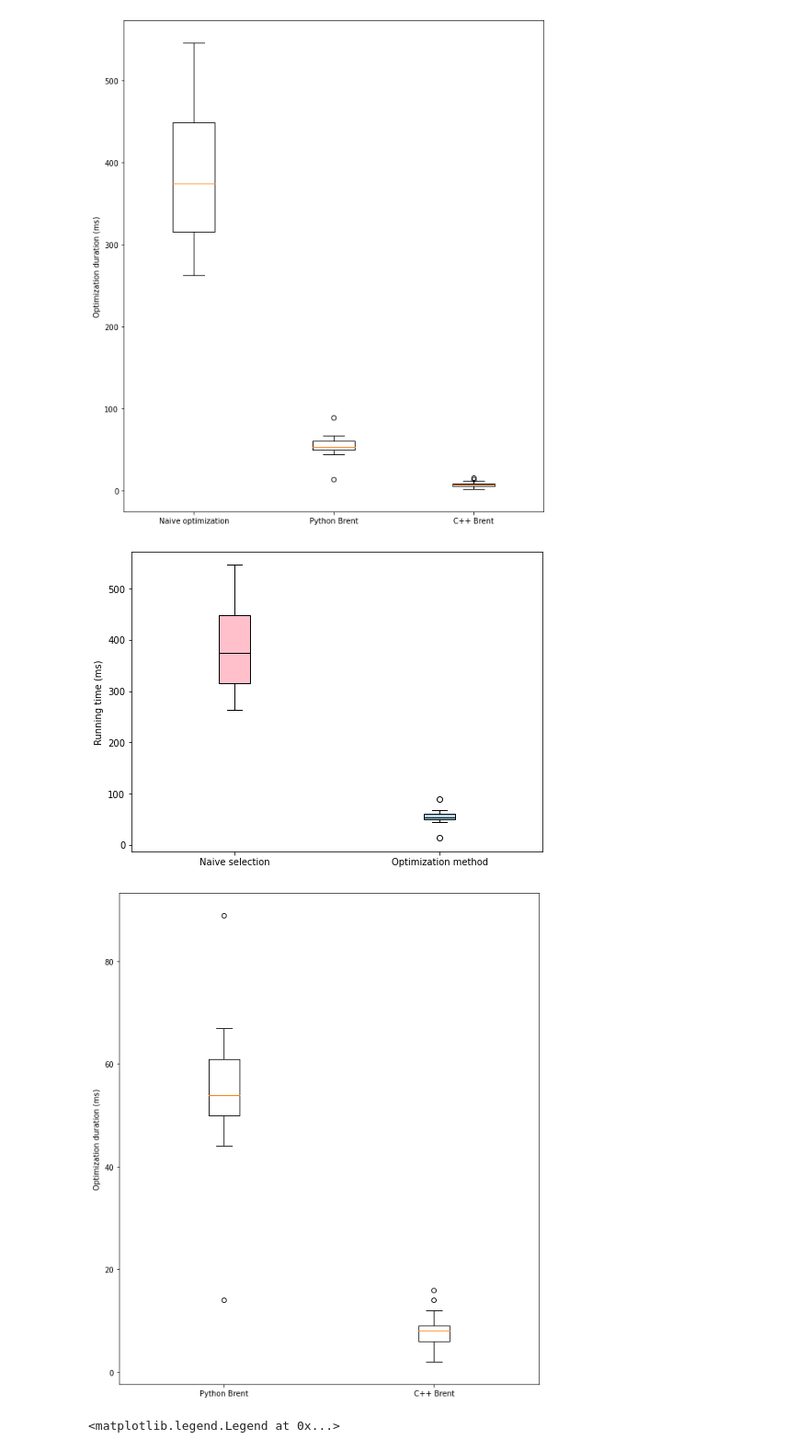
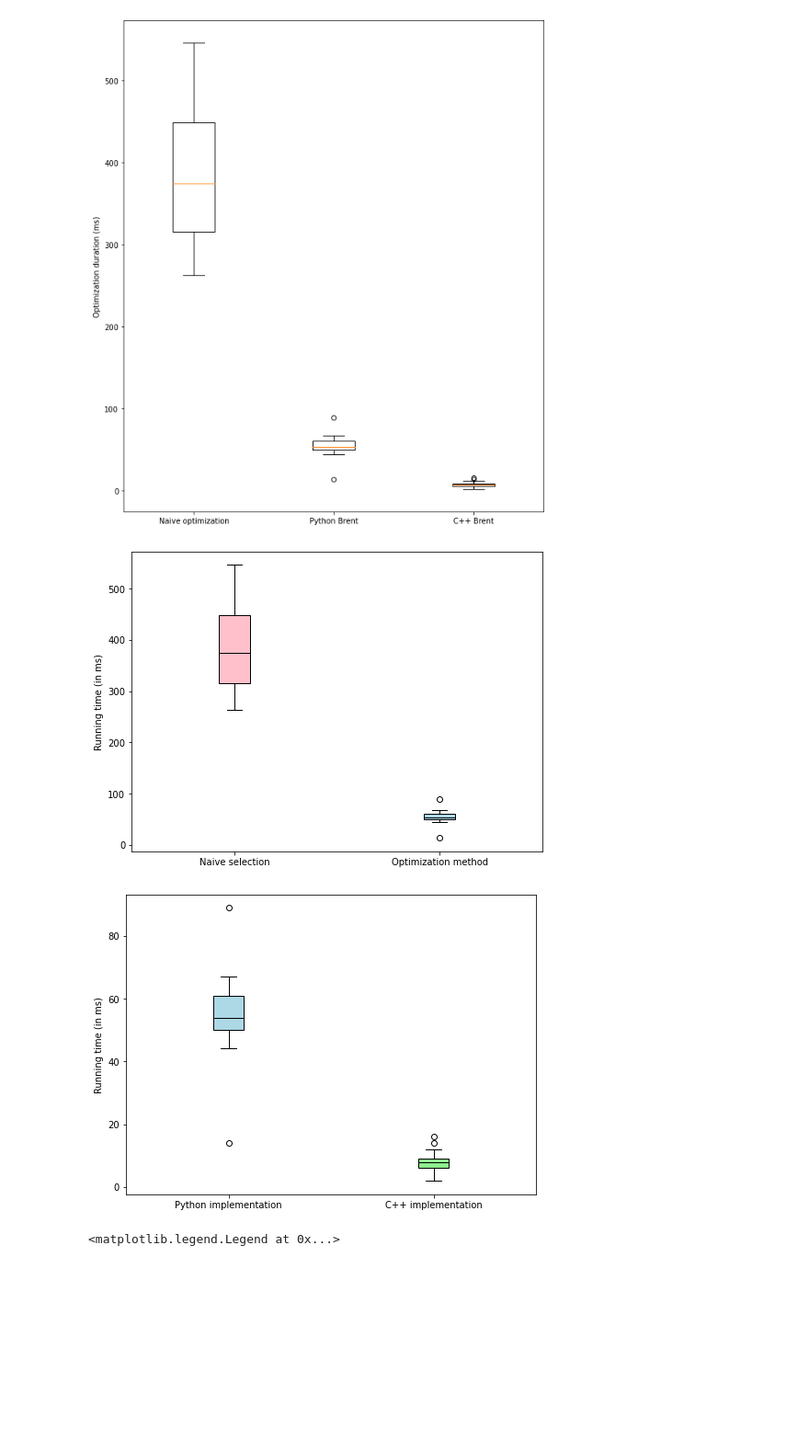
Before and after one commit to rhidra/autopilot, a Jupyter notebook: analysis/optim_time/analysis.ipynb, the cells around one changed output. Shown: that part at 92% size. Cells and saved outputs as stored; diff of their text form; code cells hidden in the pictures; blank space fills up the shorter version.

```diff
--- a/analysis/optim_time/analysis.ipynb
+++ b/analysis/optim_time/analysis.ipynb
@@ -60,18 +59,19 @@ plt.figure(figsize=(8,6))
 bplot = plt.boxplot([pynaive, pybrent], labels=['Naive selection', 'Optimization method'], patch_artist=True, medianprops=dict(color='k'))
 bplot['boxes'][0].set_facecolor('pink')
 bplot['boxes'][1].set_facecolor('lightblue')
-plt.ylabel('Running time (ms)')
-plt.savefig('naive_vs_brent.png', bbox_inches='tight')
+plt.ylabel('Running time (in ms)')
+plt.savefig('naive_vs_brent.png', bbox_inches='tight', dpi=150)
 # %% [output]
-[figure, old version]
+[figure, new version]
 # %%
-plt.figure(figsize=(10,12))
-plt.boxplot([pybrent, cpp], labels=['Python Brent', 'C++ Brent'])
-plt.ylabel('Optimization duration (ms)')
-plt.title('')
-plt.savefig('time_2.png', bbox_inches='tight')
+plt.figure(figsize=(8,6))
+bplot = plt.boxplot([pybrent, cpp], labels=['Python implementation', 'C++ implementation'], patch_artist=True, medianprops=dict(color='k'))
+bplot['boxes'][0].set_facecolor('lightblue')
+bplot['boxes'][1].set_facecolor('lightgreen')
+plt.ylabel('Running time (in ms)')
+plt.savefig('cpp.png', bbox_inches='tight', dpi=150)
 # %% [output]
-[figure, old version]
+[figure, new version]
 # %%
 plt.figure(figsize=(10,12))
 plt.hist(pynaive, 10, label='Naive optimization')
```
Also changed, not shown: parts of 1 cell of this notebook, 2 other files.
